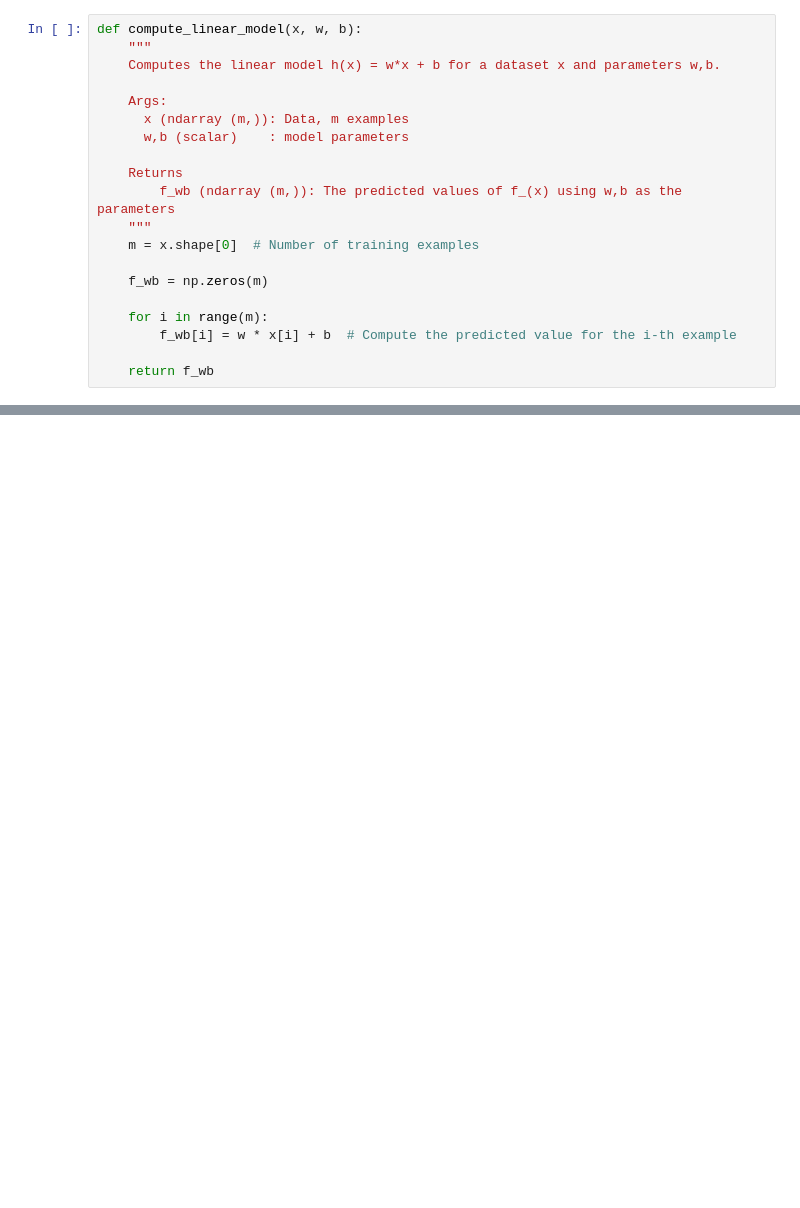
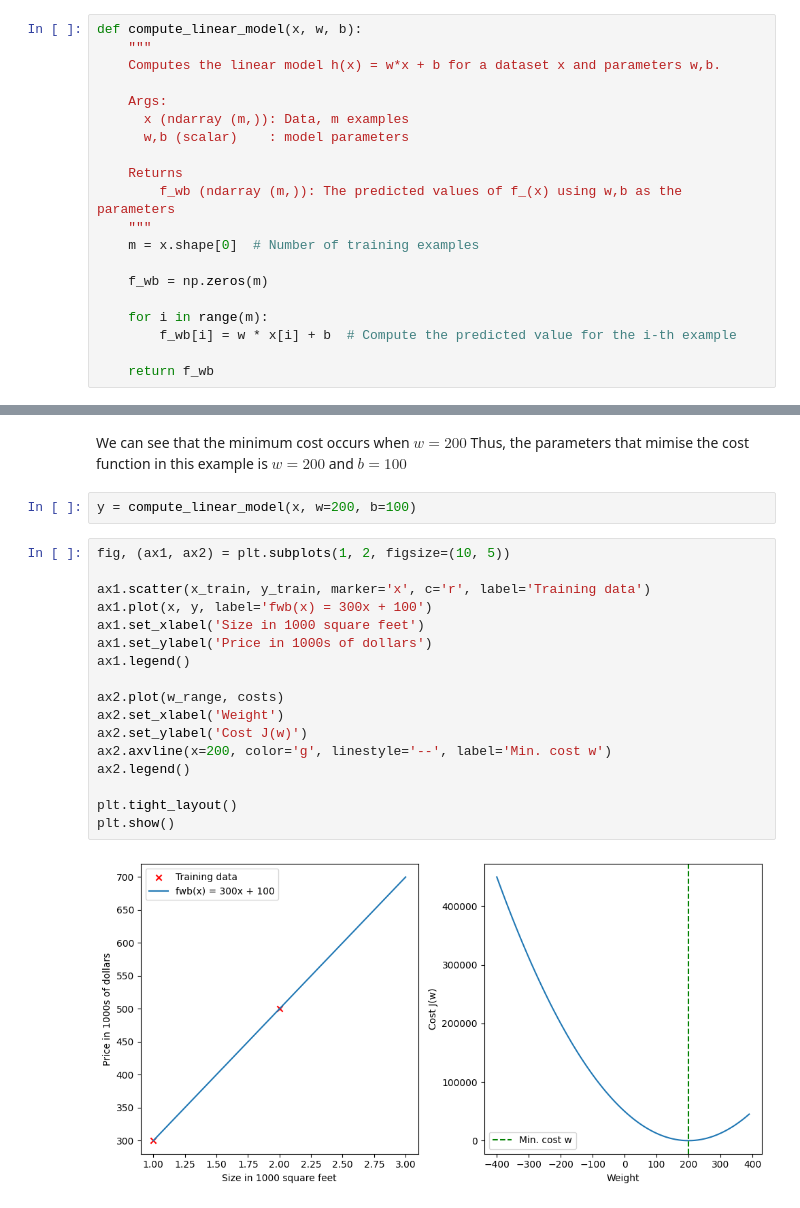
Before and after one commit to towenc/ml_notes, a Jupyter notebook: cost_function.ipynb, the cells around one changed output, grey strips where cells are left out. Drawn from its saved outputs; the diff is of its cells as text; blank space fills up the shorter version.

```diff
--- a/cost_function.ipynb
+++ b/cost_function.ipynb
@@ -91,0 +118,24 @@ plt.show()
+# %% [markdown]
+We can see that the minimum cost occurs when $w = 200$
+Thus, the parameters that mimise the cost function in this example is $w = 200$ and $b = 100$
+# %%
+y = compute_linear_model(x, w=200, b=100)
+# %%
+fig, (ax1, ax2) = plt.subplots(1, 2, figsize=(10, 5))
+
+ax1.scatter(x_train, y_train, marker='x', c='r', label='Training data')
+ax1.plot(x, y, label='fwb(x) = 300x + 100')
+ax1.set_xlabel('Size in 1000 square feet')
+ax1.set_ylabel('Price in 1000s of dollars')
+ax1.legend()
+
+ax2.plot(w_range, costs)
+ax2.set_xlabel('Weight')
+ax2.set_ylabel('Cost J(w)')
+ax2.axvline(x=200, color='g', linestyle='--', label='Min. cost w')
+ax2.legend()
+
+plt.tight_layout()
+plt.show()
+# %% [output]
+[figure, added]
```
Also changed, not shown: parts of 8 cells of this notebook.
